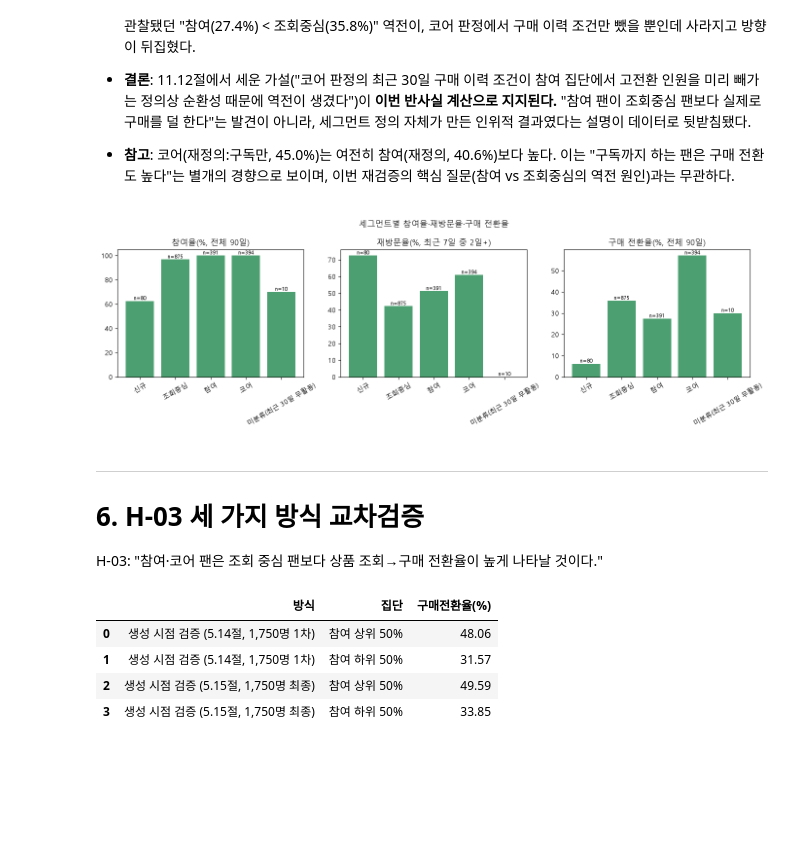
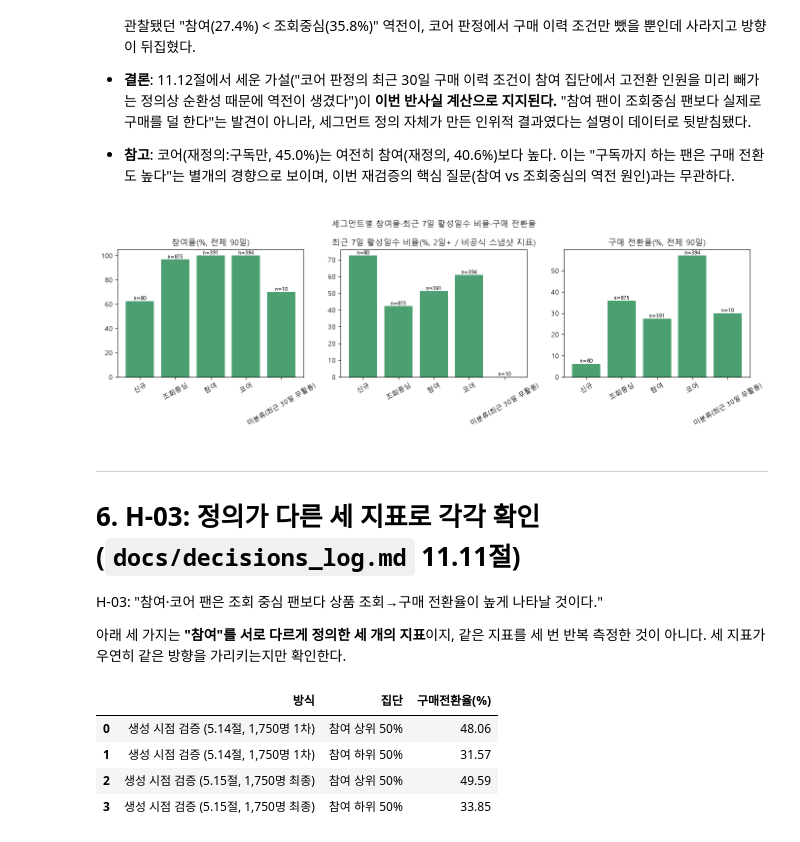
Before and after one commit to wjs0951467-wq/fanlog-user-behavior-analytics, a Jupyter notebook: notebooks/03_commerce_funnel.ipynb, the cells around one changed output. Saved outputs shown, nothing was run; the diff lists cells and outputs as text; code cells hidden in the pictures; blank space fills up the shorter version.

```diff
--- a/notebooks/03_commerce_funnel.ipynb
+++ b/notebooks/03_commerce_funnel.ipynb
@@ -376,18 +445,51 @@ segment_input["has_participation_full_period"] = segment_input["user_id"].isin(f
 segment_input["has_purchase_full_period"] = segment_input["user_id"].isin(full_period_purchase)
 segment_input["revisited_last_7d"] = segment_input["user_id"].isin(revisited_users)
 
+# PRD 8.2절 공식 W1 재방문율(기준 참여 후 1~7일 이내 재활동 비율) 참고용 계산 (docs/decisions_log.md 11.10절)
+core_daily = pd.read_sql(
+    "SELECT user_id, activity_date_kst, had_core_activity FROM mart_user_daily;", engine
+)
+core_daily["activity_date_kst"] = pd.to_datetime(core_daily["activity_date_kst"])
+period_end = pd.Timestamp("2026-03-31")
+last_observable_baseline = period_end - pd.Timedelta(days=7)  # 이후 날짜는 1~7일을 온전히 관찰할 수 없어 제외
+
+w1_rows = []
+for user_id, g in core_daily.groupby("user_id"):
+    active_dates = set(g.loc[g["had_core_activity"], "activity_date_kst"])
+    eligible = 0
+    returned = 0
+    for d in active_dates:
+        if d > last_observable_baseline:
+            continue
+        eligible += 1
+        if any((d + pd.Timedelta(days=k)) in active_dates for k in range(1, 8)):
+            returned += 1
+    w1_rows.append({"user_id": user_id, "w1_eligible_days": eligible, "w1_return_days": returned})
+
+w1_df = pd.DataFrame(w1_rows)
+segment_input = segment_input.merge(w1_df, on="user_id", how="left")
+
 segment_summary = segment_input.groupby("segment").agg(
     n=("user_id", "size"),
     participation_count=("has_participation_full_period", "sum"),
     revisit_count=("revisited_last_7d", "sum"),
     purchase_count=("has_purchase_full_period", "sum"),
+    w1_eligible_days=("w1_eligible_days", "sum"),
+    w1_return_days=("w1_return_days", "sum"),
 ).reset_index()
 segment_summary["participation_rate_pct"] = round(100 * segment_summary["participation_count"] / segment_summary["n"], 1)
-segment_summary["revisit_rate_pct"] = round(100 * segment_summary["revisit_count"] / segment_summary["n"], 1)
+segment_summary["recent7d_active_rate_pct"] = round(100 * segment_summary["revisit_count"] / segment_summary["n"], 1)
+segment_summary["w1_official_return_rate_pct"] = np.where(
+    segment_summary["w1_eligible_days"] > 0,
+    round(100 * segment_summary["w1_return_days"] / segment_summary["w1_eligible_days"], 1),
+    np.nan,  # 기준 참여일 자체가 없으면 계산 불가 (PRD 14.6절)
+)
 segment_summary["purchase_conversion_pct"] = round(100 * segment_summary["purchase_count"] / segment_summary["n"], 1)
 segment_summary = segment_summary[[
     "segment", "n", "participation_count", "participation_rate_pct",
-    "revisit_count", "revisit_rate_pct", "purchase_count", "purchase_conversion_pct",
+    "revisit_count", "recent7d_active_rate_pct",
+    "w1_eligible_days", "w1_return_days", "w1_official_return_rate_pct",
+    "purchase_count", "purchase_conversion_pct",
 ]]
 segment_summary
 # %% [output]
@@ -508,29 +610,31 @@ original_vs_redefined
 # %%
 fig, axes = plt.subplots(1, 3, figsize=(14, 4.5))
 metrics = [
     ("participation_rate_pct", "참여율(%, 전체 90일)"),
-    ("revisit_rate_pct", "재방문율(%, 최근 7일 중 2일+)"),
+    ("recent7d_active_rate_pct", "최근 7일 활성일수 비율(%, 2일+ / 비공식 스냅샷 지표)"),
     ("purchase_conversion_pct", "구매 전환율(%, 전체 90일)"),
 ]
 order = ["신규", "조회중심", "참여", "코어", "미분류(최근 30일 무활동)"]
 plot_df = segment_summary.set_index("segment").reindex(order).dropna(how="all").reset_index()
 
 for ax, (col, title) in zip(axes, metrics):
     bars = ax.bar(plot_df["segment"], plot_df[col], color="#4C9F70")
     for bar, n in zip(bars, plot_df["n"]):
         ax.annotate(f"n={n}", (bar.get_x() + bar.get_width() / 2, bar.get_height()), ha="center", va="bottom", fontsize=8)
     ax.set_title(title)
     ax.tick_params(axis="x", rotation=30)
-fig.suptitle("세그먼트별 참여율·재방문율·구매 전환율")
+fig.suptitle("세그먼트별 참여율·최근 7일 활성일수 비율·구매 전환율")
 fig.tight_layout()
 plt.show()
 # %% [output]
-[figure, old version]
+[figure, new version]
 # %% [markdown]
 ---
-# 6. H-03 세 가지 방식 교차검증
+# 6. H-03: 정의가 다른 세 지표로 각각 확인 (`docs/decisions_log.md` 11.11절)
 
 H-03: "참여·코어 팬은 조회 중심 팬보다 상품 조회→구매 전환율이 높게 나타날 것이다."
+
+아래 세 가지는 **"참여"를 서로 다르게 정의한 세 개의 지표**이지, 같은 지표를 세 번 반복 측정한 것이 아니다. 세 지표가 우연히 같은 방향을 가리키는지만 확인한다.
 # %%
 # (1) 생성 시점 검증 -- docs/decisions_log.md 5.14절/5.15절에 이미 기록된 결과를 그대로 인용 (재계산 아님)
 generation_time_check = pd.DataFrame([
```
Also changed, not shown: parts of 9 cells of this notebook, 1 other file.
